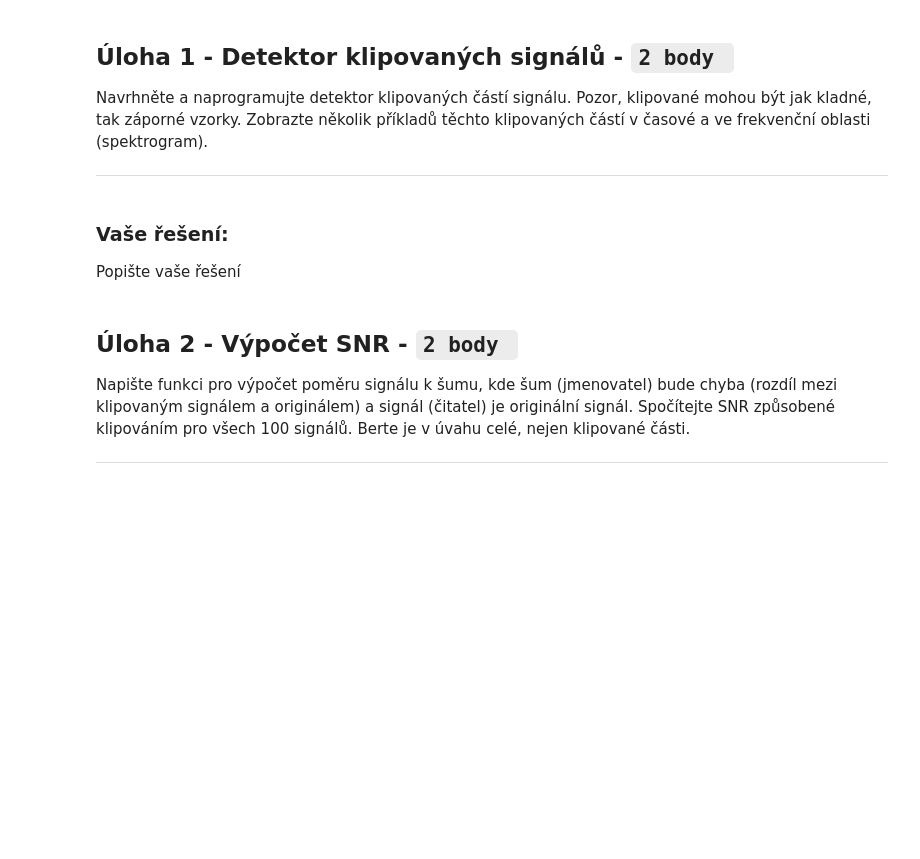
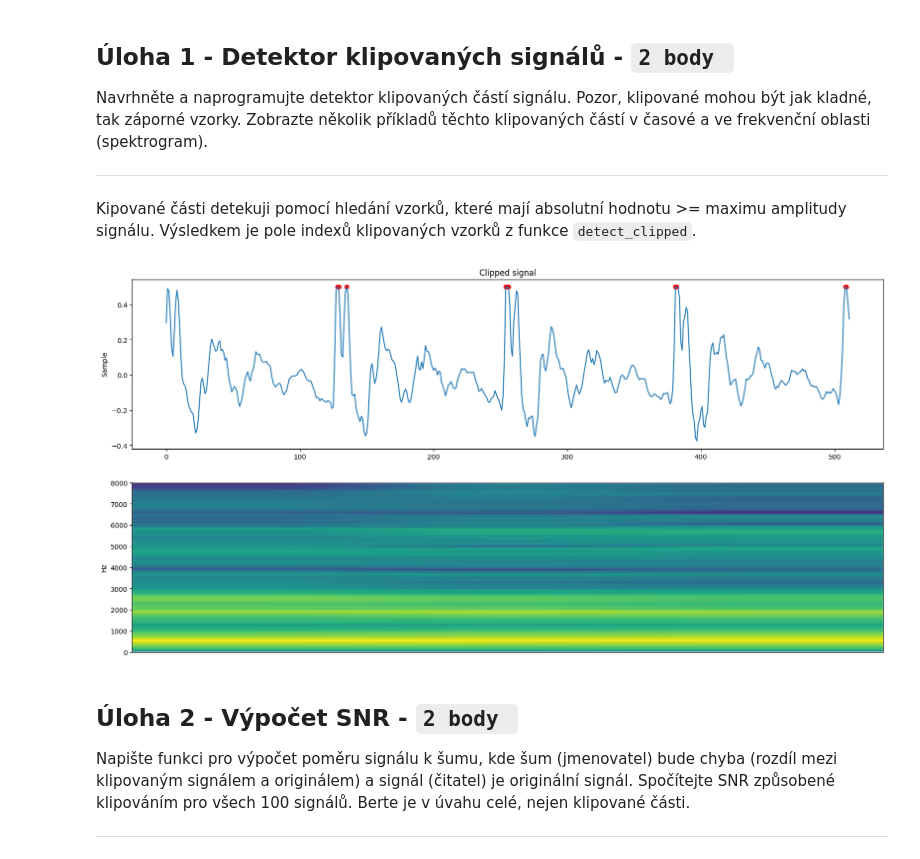
Before and after one commit to laDok8/ZRE, a Jupyter notebook: zreprojekt.ipynb, the cells around one changed output. Cells and saved outputs as stored; diff of their text form; code cells hidden in the pictures; blank space fills up the shorter version.

```diff
--- a/zreprojekt.ipynb
+++ b/zreprojekt.ipynb
@@ -32,61 +50,63 @@ import scipy
 Navrhněte a naprogramujte detektor klipovaných částí signálu. Pozor, klipované mohou být jak kladné, tak záporné vzorky. Zobrazte několik příkladů těchto klipovaných částí v časové a ve frekvenční oblasti (spektrogram).
 
 ---
-# %% [markdown]
-### Vaše řešení:
-
-Popište vaše řešení
+# %% [markdown]
+Kipované části detekuji pomocí hledání vzorků, které mají absolutní hodnotu >= maximu amplitudy signálu. Výsledkem je pole indexů klipovaných vzorků z funkce `detect_clipped`.
 # %%
 import numpy as np
-import scipy.io.wavfile as wav
 import matplotlib.pyplot as plt
 import librosa
 
 Fs = 16000
-# load files
+# load all files from directory
 def load_dir(path):
     folder, _, files = next(os.walk(path))
     signals, srs = zip(*[librosa.load(os.path.join(folder, f),sr=None) for f in files])
     assert all(np.array(srs) == Fs)
-    #return tuple(np.array(s) for s in signals)
-    #remove noise
+    #remove mean
     return tuple(np.array(s - np.mean(np.array(s))) for s in signals)
 
-signals_clp = load_dir('clipped_signals')
-signals_orig = load_dir('orig_signals')
-
+# try to detect threshold and return indices of clipped samples
 def detect_clipped(signal):
-    # try to detect threshold
     mx = np.max(signal)
-    # return indices of clipped samples
     return np.array(np.where(np.abs(signal) >= mx))
 
+# plot example of clipped frame with its spectrogram
 def plot_clipped(signal, clipped_indices, spectr=False, title=None):
     # try to find part where clipping is "most" visible
+    frame_len = 512
     mid = np.median(clipped_indices).astype(int)
     # get frame around mid
-    src = signal[mid-256:mid+256]
+    src = signal[mid-frame_len//2:mid+frame_len//2]
     clipped_src = clipped_indices - mid
-    clipped_i = np.where(np.abs(clipped_src) < 256)[1]
-    clipped_src = clipped_src[0][clipped_i] + 256
+    clipped_i = np.where(np.abs(clipped_src) < frame_len//2)[1]
+    clipped_src = clipped_src[0][clipped_i] + frame_len//2
 
     # plot frame and it's spectrogram
     plt.figure(figsize=(20, 10))
     plt.subplot(2, 1, 1)
     plt.title(title)
     plt.plot(src)
     plt.scatter(clipped_src, src[clipped_src], c='r')
     plt.gca().axes.get_yaxis().set_label_text('Sample')
     if spectr:
         plt.subplot(2, 1, 2)
-        plt.specgram(src, Fs=16000)
+        plt.specgram(src, Fs=Fs)
         plt.gca().axes.get_xaxis().set_visible(False)
         plt.gca().axes.get_yaxis().set_label_text('Hz')
     plt.show()
 
-test_file_clp = signals_clp[0]
+
+signals_clp = load_dir('clipped_signals')
+signals_orig = load_dir('orig_signals')
+
+show_example1, show_example2 = 0, 50
+
+test_file_clp = signals_clp[show_example1]
 clipped = detect_clipped(test_file_clp)
 plot_clipped(test_file_clp, clipped, spectr=True, title="Clipped signal")
+# %% [output]
+[figure, added]
 # %% [markdown]
 ## Úloha 2 - Výpočet SNR - `2 body `
 
```
Also changed, not shown: parts of 26 cells of this notebook.
